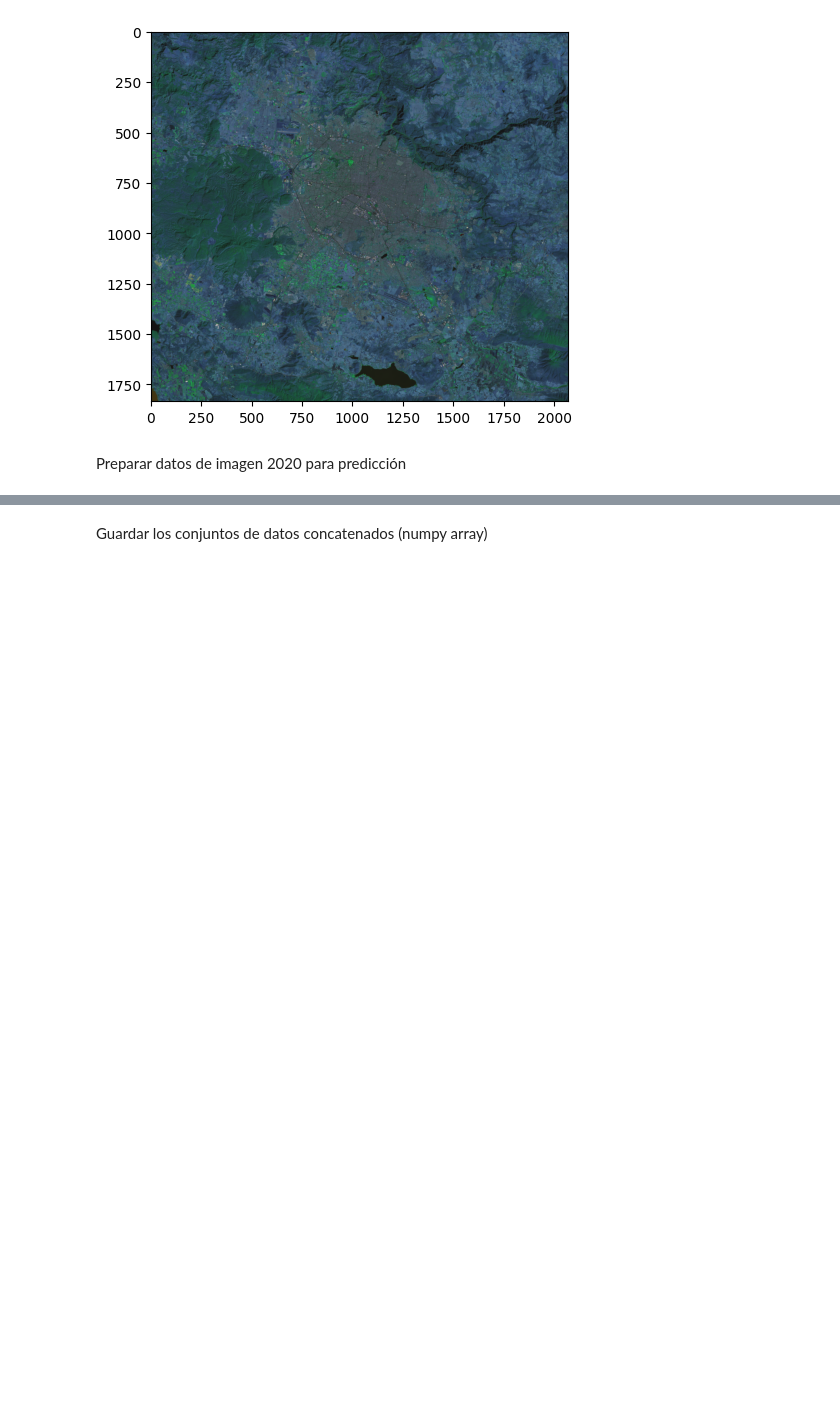
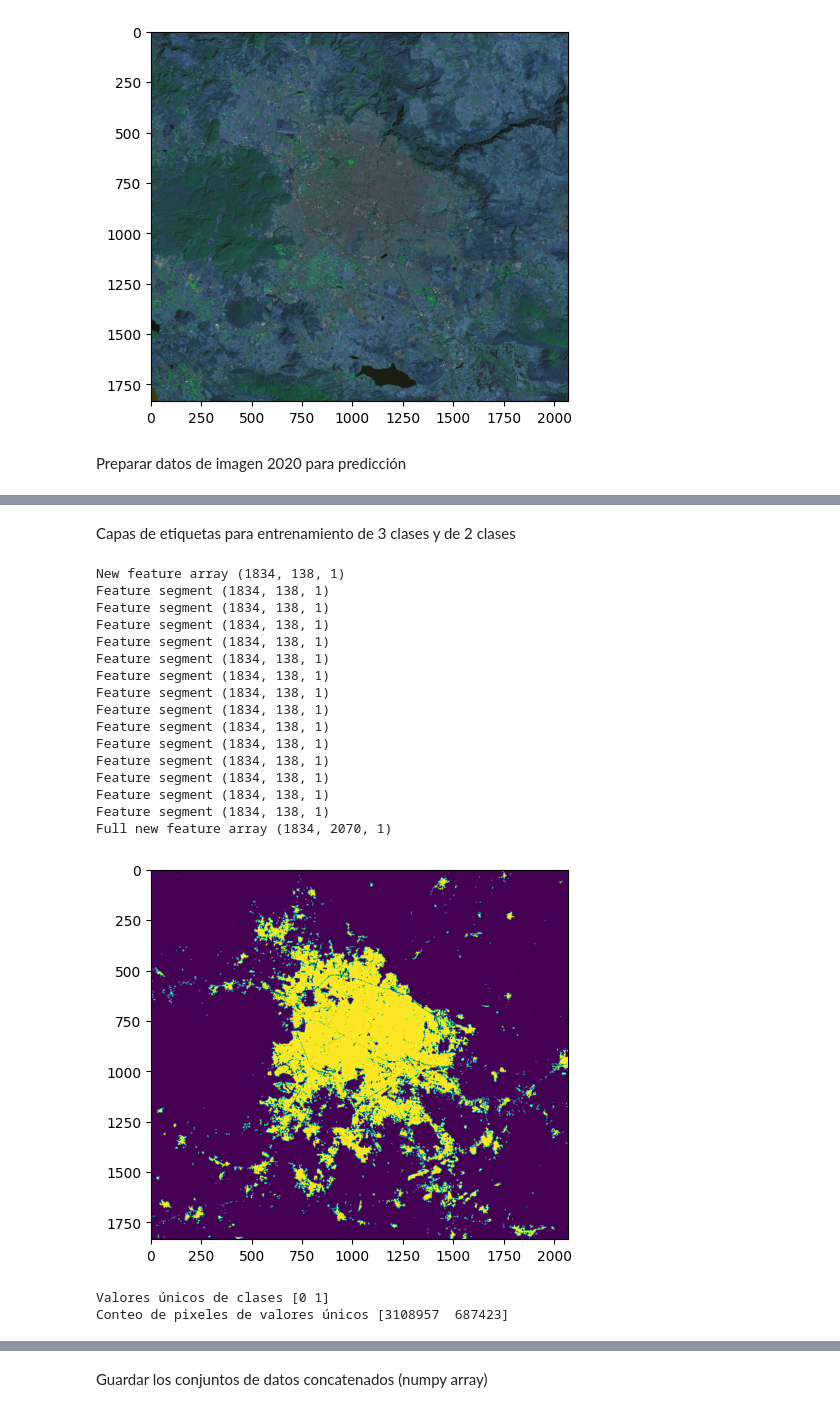
Before and after one commit to vshalisko/GEE, a Jupyter notebook: Colab/GDL_Landsat_preprocesamiento.ipynb, the cells around one changed output, grey strips where cells are left out. Cells and saved outputs as stored; diff of their text form; code cells hidden in the pictures; blank space fills up the shorter version.

```diff
--- a/Colab/GDL_Landsat_preprocesamiento.ipynb
+++ b/Colab/GDL_Landsat_preprocesamiento.ipynb
@@ -119,8 +120,9 @@ Cargar capas de datos de referencia
 ghs_built_image = ee.Image('JRC/GHSL/P2023A/GHS_BUILT_S/2015')
 built_2015_lr = ghs_built_image.select('built_surface')
 
-# Load builtup 2015 (res 10 m)
+# Load builtup 2015 (res 10 m) y reclasificar a 0 y 1
 built_2015_hr = ee.Image('DLR/WSF/WSF2015/v1')
+built_2015_hr = built_2015_hr.where(built_2015_hr.eq(255), 1)
 
 # Load water mask (res 30)
 elev_dataset = ee.ImageCollection('COPERNICUS/DEM/GLO30').filterBounds(L8_image_2020.geometry())
@@ -389,3 +364,36 @@ Full new feature array (1834, 2070, 6)
+# %% [markdown]
+Capas de etiquetas para entrenamiento de 3 clases y de 2 clases
+# %%
+array_target_binary_2015 = merge_feature_array(built_2015_hr_reprojected, segment_list, bands_B)
+
+# Scale the data to [0, 255] to show as an RGB image.
+rgb_img_new = (array_target_binary_2015).astype('uint8')
+plt.imshow(rgb_img_new[:,:,0])
+plt.show()
+
+unique_values_bin, occurrence_count_bin = np.unique(array_target_binary_2015, return_counts=True)
+print('Valores únicos de clases', unique_values_bin)
+print('Conteo de pixeles de valores únicos', occurrence_count_bin)
+# %% [output]
+New feature array (1834, 138, 1)
+Feature segment (1834, 138, 1)
+Feature segment (1834, 138, 1)
+Feature segment (1834, 138, 1)
+Feature segment (1834, 138, 1)
+Feature segment (1834, 138, 1)
+Feature segment (1834, 138, 1)
+Feature segment (1834, 138, 1)
+Feature segment (1834, 138, 1)
+Feature segment (1834, 138, 1)
+Feature segment (1834, 138, 1)
+Feature segment (1834, 138, 1)
+Feature segment (1834, 138, 1)
+Feature segment (1834, 138, 1)
+Feature segment (1834, 138, 1)
+Full new feature array (1834, 2070, 1)
+[figure, added]
+Valores únicos de clases [0 1]
+Conteo de pixeles de valores únicos [3108957  687423]
 # %%
 array_target_2015 = merge_feature_array(built_2015_agua_hr_reprojected, segment_list, bands_B)
 
```
Also changed, not shown: parts of 26 cells of this notebook.
